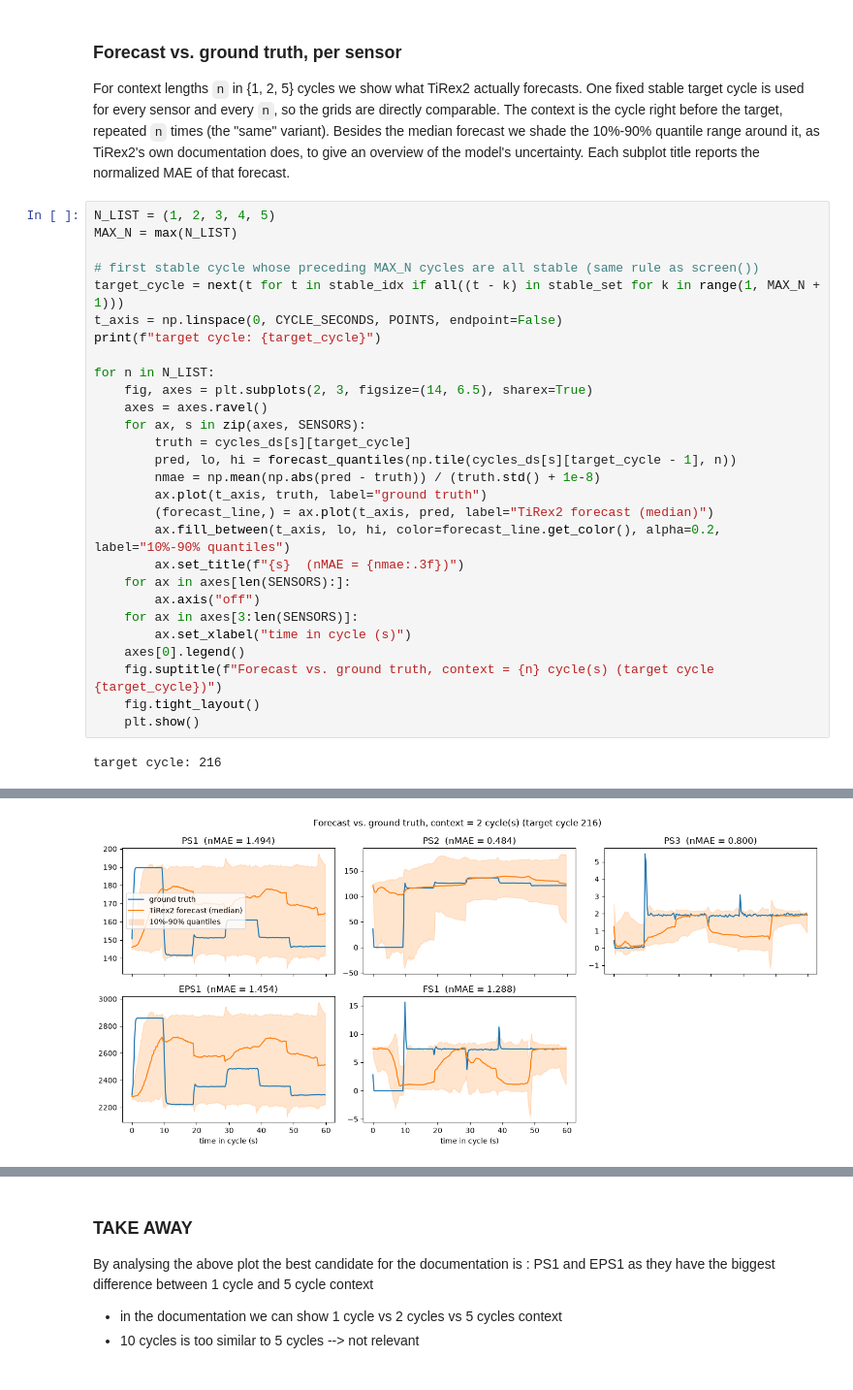
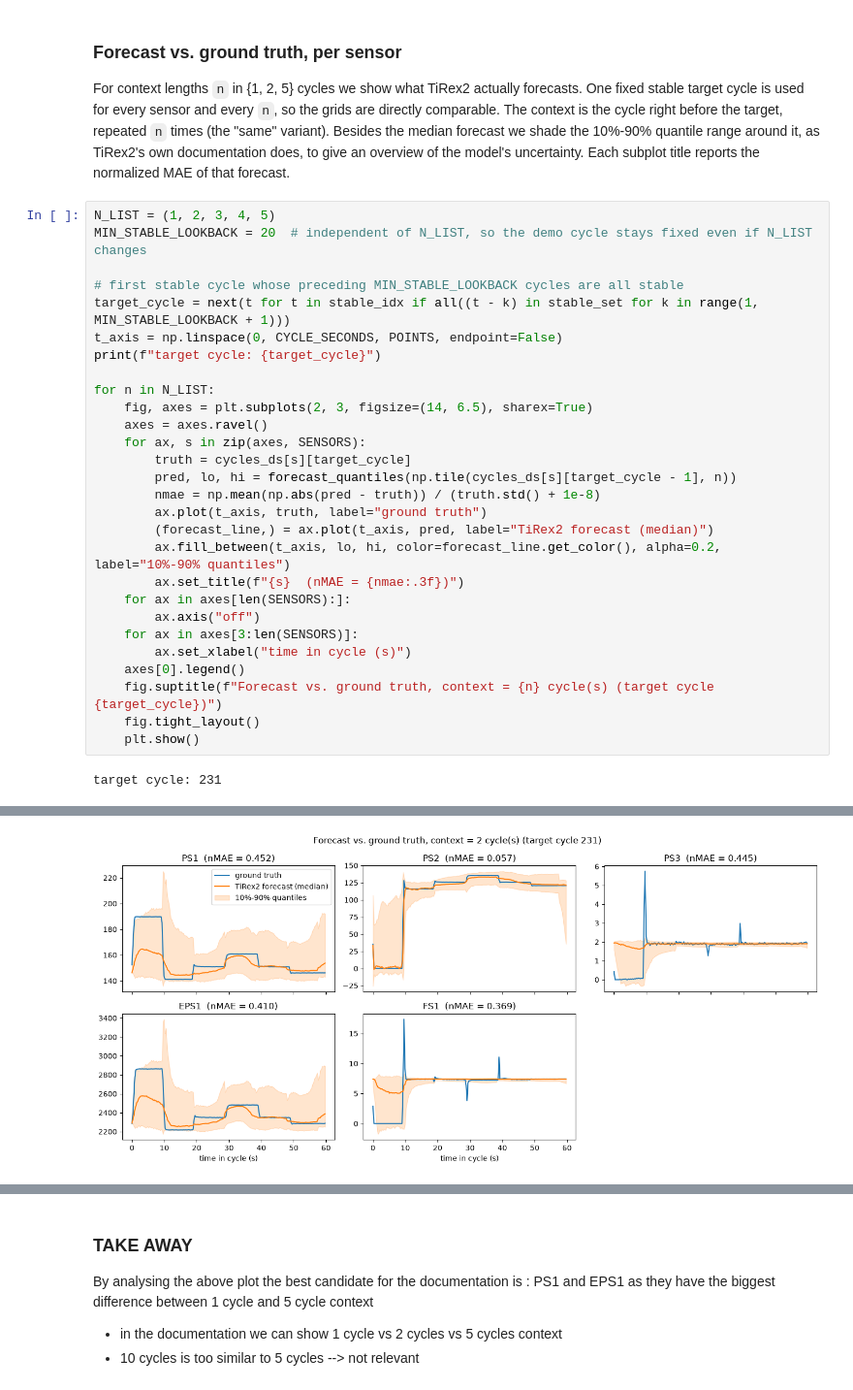
Before and after one commit to uruthia/tirex2_in-context, a Jupyter notebook: 03_sensor_screening.ipynb, the cells around one changed output, grey strips where cells are left out. Shown at 97% size. Cells and saved outputs as stored; diff of their text form.

```diff
--- a/03_sensor_screening.ipynb
+++ b/03_sensor_screening.ipynb
@@ -192,10 +192,10 @@ around it, as TiRex2's own documentation does, to give an overview of the model'
 uncertainty. Each subplot title reports the normalized MAE of that forecast.
 # %%
 N_LIST = (1, 2, 3, 4, 5)
-MAX_N = max(N_LIST)
+MIN_STABLE_LOOKBACK = 20  # independent of N_LIST, so the demo cycle stays fixed even if N_LIST changes
 
-# first stable cycle whose preceding MAX_N cycles are all stable (same rule as screen())
-target_cycle = next(t for t in stable_idx if all((t - k) in stable_set for k in range(1, MAX_N + 1)))
+# first stable cycle whose preceding MIN_STABLE_LOOKBACK cycles are all stable
+target_cycle = next(t for t in stable_idx if all((t - k) in stable_set for k in range(1, MIN_STABLE_LOOKBACK + 1)))
 t_axis = np.linspace(0, CYCLE_SECONDS, POINTS, endpoint=False)
 print(f"target cycle: {target_cycle}")
 
@@ -219,4 +219,4 @@ for n in N_LIST:
     fig.tight_layout()
     plt.show()
 # %% [output]
-target cycle: 216
+target cycle: 231
@@ -224 +224 @@ target cycle: 216
-[figure, old version]
+[figure, new version]
```
Also changed, not shown: parts of 1 cell of this notebook.
